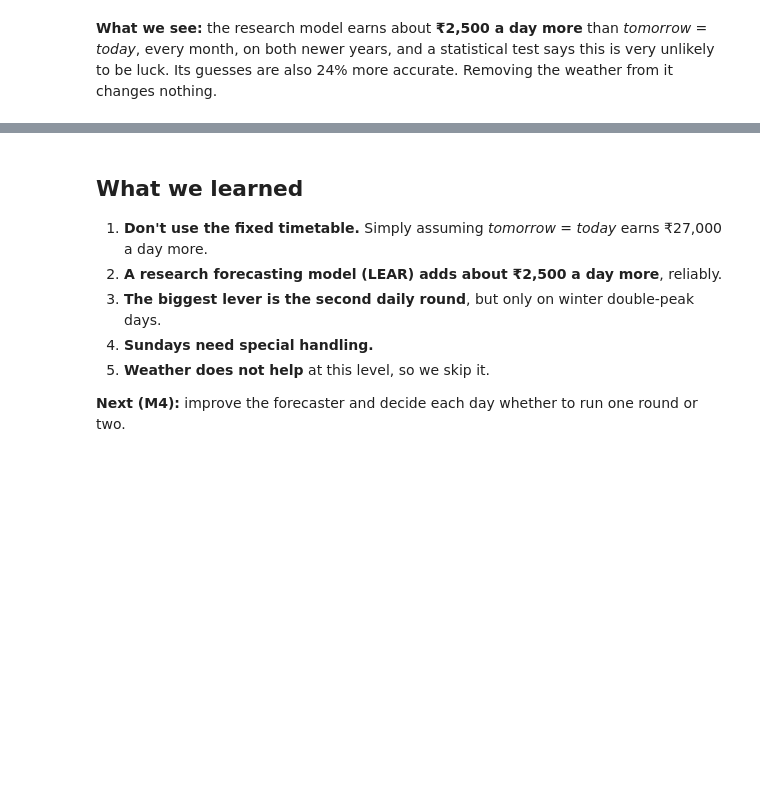
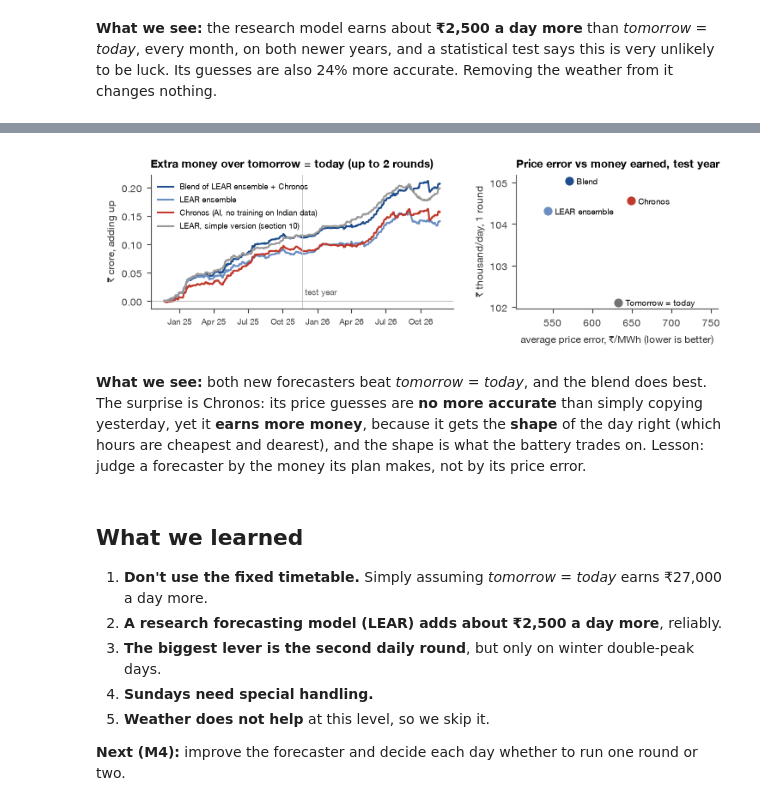
Before and after one commit to vasdevyash/data2decision-hackathon, a Jupyter notebook: notebooks/D01_M3_eda.ipynb, the cells around one changed output, grey strips where cells are left out. Cells and saved outputs as stored; diff of their text form; code cells hidden in the pictures; blank space fills up the shorter version.

```diff
--- a/notebooks/D01_M3_eda.ipynb
+++ b/notebooks/D01_M3_eda.ipynb
@@ -609,3 +675,30 @@ M["test_ladder_2c"] = {k: round(float(v)) for k, v in zip(labels, vals)}
+# %%
+fig, axs = plt.subplots(1, 2, figsize=(7.4, 2.45), gridspec_kw={"width_ratios": [1.5, 1]})
+oos = R[R.split != "train"].copy()
+for col, lbl, c in [("blend_2", "Blend of LEAR ensemble + Chronos", ACC), ("ens_2", "LEAR ensemble", "#6b8fc2"),
+                    ("chr_2", "Chronos (AI, no training on Indian data)", "#c0392b"), ("lear_2", "LEAR, simple version (section 10)", "0.6")]:
+    axs[0].plot(oos.index, (oos[col] - oos.lag1_2).cumsum() / 1e7, color=c, lw=1.5, label=lbl)
+axs[0].axhline(0, color="0.7", lw=0.6); axs[0].axvline(pd.Timestamp("2025-11-22"), color="0.75", lw=0.6)
+axs[0].text(pd.Timestamp("2025-11-29"), 0.01, "test year", fontsize=7, color="0.35")
+axs[0].set_ylabel("₹ crore, adding up"); axs[0].set_title("Extra money over tomorrow = today (up to 2 rounds)")
+axs[0].legend(frameon=False, fontsize=6.6, loc="upper left")
+axs[0].xaxis.set_major_locator(matplotlib.dates.MonthLocator(bymonth=[1, 4, 7, 10])); axs[0].xaxis.set_major_formatter(matplotlib.dates.DateFormatter("%b %y")); axs[0].tick_params(axis="x", labelsize=7)
+tst = R[R.split == "test"]
+pts = [("Tomorrow = today", up["mae"]["lag1"], tst.lag1_1.mean(), "0.45"), ("LEAR ensemble", up["mae"]["ens"], tst.ens_1.mean(), "#6b8fc2"),
+       ("Chronos", up["mae"]["chr"], tst.chr_1.mean(), "#c0392b"), ("Blend", up["mae"]["blend"], tst.blend_1.mean(), ACC)]
+for lbl, x_, y_, c in pts:
+    axs[1].scatter(x_, y_ / 1000, s=40, color=c, zorder=3); axs[1].annotate(lbl, (x_, y_ / 1000), textcoords="offset points", xytext=(6, -3), fontsize=7)
+axs[1].set_xlabel("average price error, ₹/MWh (lower is better)"); axs[1].set_ylabel("₹ thousand/day, 1 round")
+axs[1].set_title("Price error vs money earned, test year")
+xs = [p[1] for p in pts]; axs[1].set_xlim(min(xs) - 40, max(xs) + 110)
+fig.tight_layout(); fig.savefig(FIG / "m3_models.png", dpi=250); plt.show()
+# %% [output]
+[figure, added]
+# %% [markdown]
+**What we see:** both new forecasters beat *tomorrow = today*, and the blend does best. The surprise is Chronos:
+its price guesses are **no more accurate** than simply copying yesterday, yet it **earns more money**,
+because it gets the **shape** of the day right (which hours are cheapest and dearest), and the shape is what
+the battery trades on. Lesson: judge a forecaster by the money its plan makes, not by its price error.
 # %% [markdown]
 ## What we learned
 
```
Also changed, not shown: parts of 3 cells of this notebook, 10 other files.
